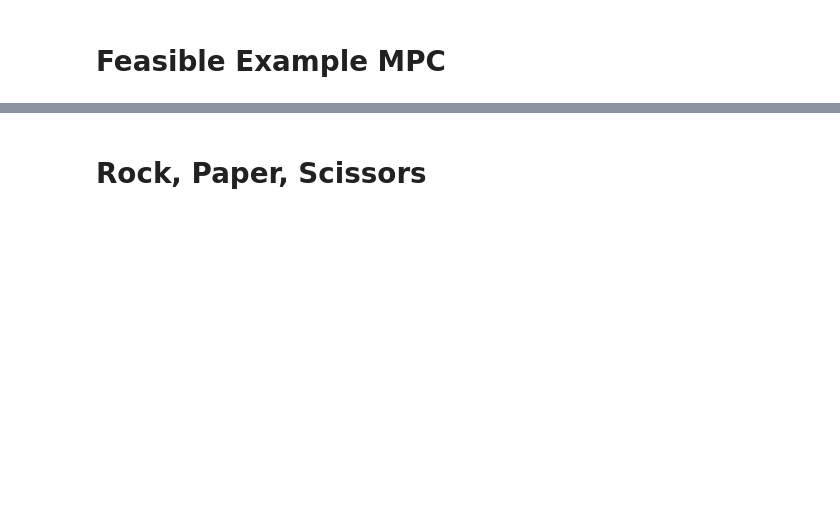
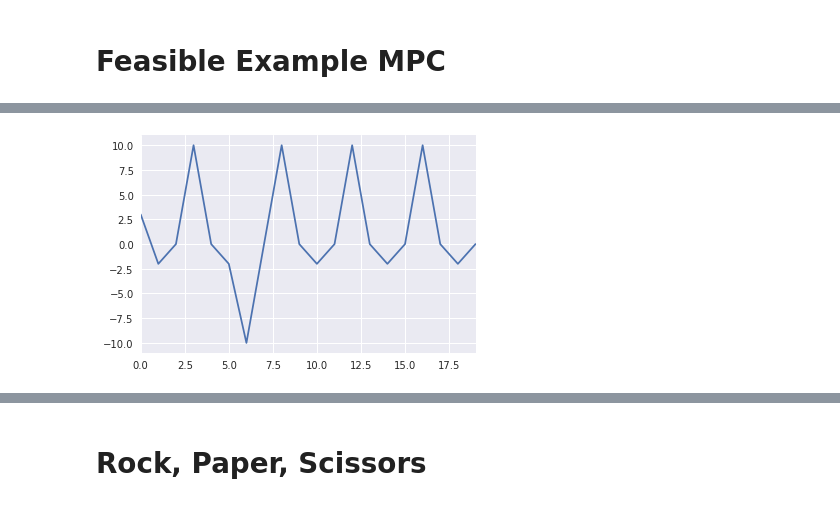
Before and after one commit to mvcisback/py-blustl, a Jupyter notebook: magnum/examples/Example_Notebook.ipynb, the cells around one changed output, grey strips where cells are left out. Drawn from its saved outputs; the diff is of its cells as text; code cells hidden in the pictures; blank space fills up the shorter version.

```diff
--- a/magnum/examples/Example_Notebook.ipynb
+++ b/magnum/examples/Example_Notebook.ipynb
@@ -74,0 +122,5 @@ for i, df in enumerate(fn.take(10, dfs)):
+# %%
+solution_to_df(s2, g.model.dt).x.plot()
+plt.show()
+# %% [output]
+[figure, added]
```
Also changed, not shown: parts of 25 cells of this notebook, 8 other files.
